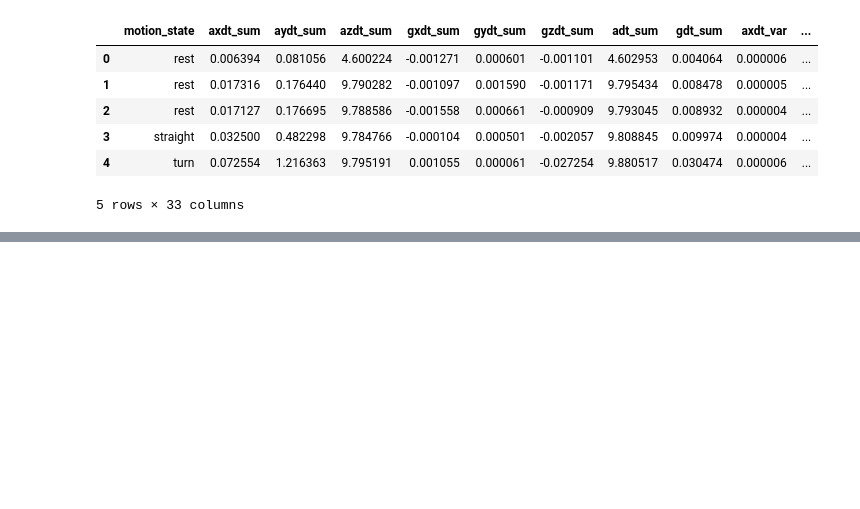
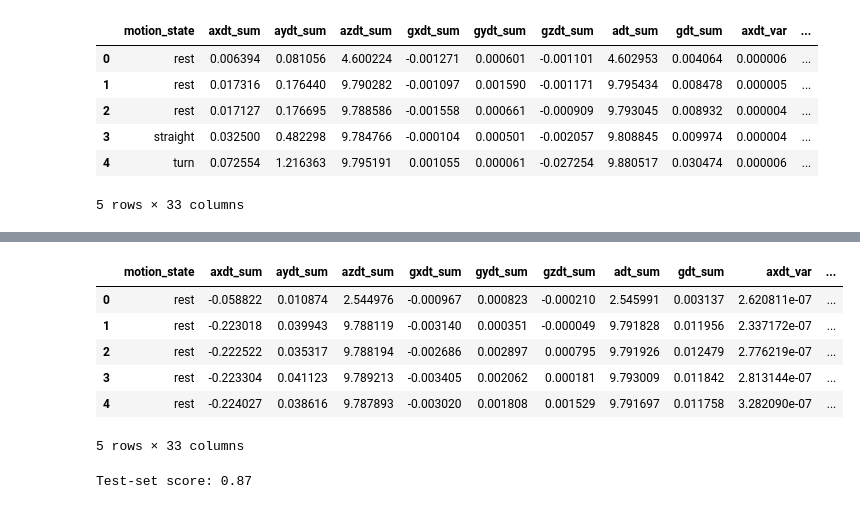
Before and after one commit to sauravuprety21/enel682-proj, a Jupyter notebook: 01knn.ipynb, the cells around one changed output, grey strips where cells are left out. Cells and saved outputs as stored; diff of their text form; code cells hidden in the pictures; blank space fills up the shorter version.

Commit message:
ADDED second test segment

```diff
--- a/01knn.ipynb
+++ b/01knn.ipynb
@@ -127,0 +130,12 @@ Test-set score: 0.84
+# %%
+df3 = pd.read_csv('data/testing2.csv')
+# %%
+df3.head()
+# %% [output]
+|  | motion_state | axdt_sum | aydt_sum | azdt_sum | gxdt_sum | gydt_sum | gzdt_sum | adt_sum | gdt_sum | axdt_var | ... |
+| 0 | rest | -0.058822 | 0.010874 | 2.544976 | -0.000967 | 0.000823 | -0.000210 | 2.545991 | 0.003137 | 2.620811e-07 | ... |
+| 1 | rest | -0.223018 | 0.039943 | 9.788119 | -0.003140 | 0.000351 | -0.000049 | 9.791828 | 0.011956 | 2.337172e-07 | ... |
+| 2 | rest | -0.222522 | 0.035317 | 9.788194 | -0.002686 | 0.002897 | 0.000795 | 9.791926 | 0.012479 | 2.776219e-07 | ... |
+| 3 | rest | -0.223304 | 0.041123 | 9.789213 | -0.003405 | 0.002062 | 0.000181 | 9.793009 | 0.011842 | 2.813144e-07 | ... |
+| 4 | rest | -0.224027 | 0.038616 | 9.787893 | -0.003020 | 0.001808 | 0.001529 | 9.791697 | 0.011758 | 3.282090e-07 | ... |
+5 rows × 33 columns
@@ -127,0 +145,4 @@ Test-set score: 0.84
+# %%
+print("Test-set score: {:.2f}".format(grid.score(X3, y3)))
+# %% [output]
+Test-set score: 0.87
```
Also changed, not shown: parts of 9 cells of this notebook, 2 other files.
